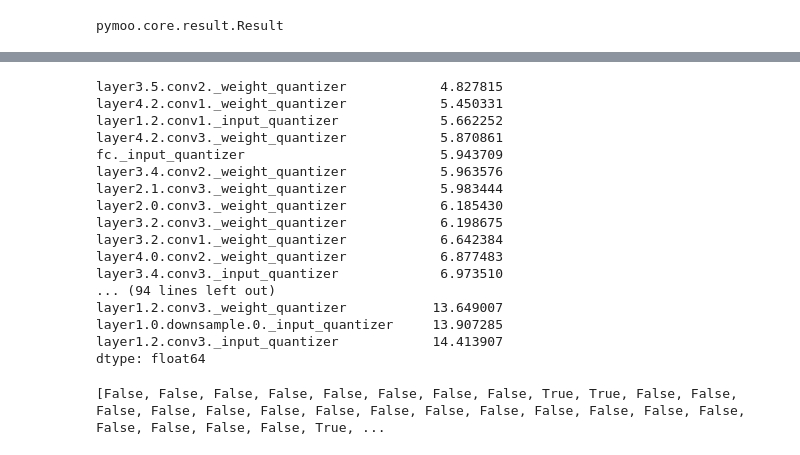
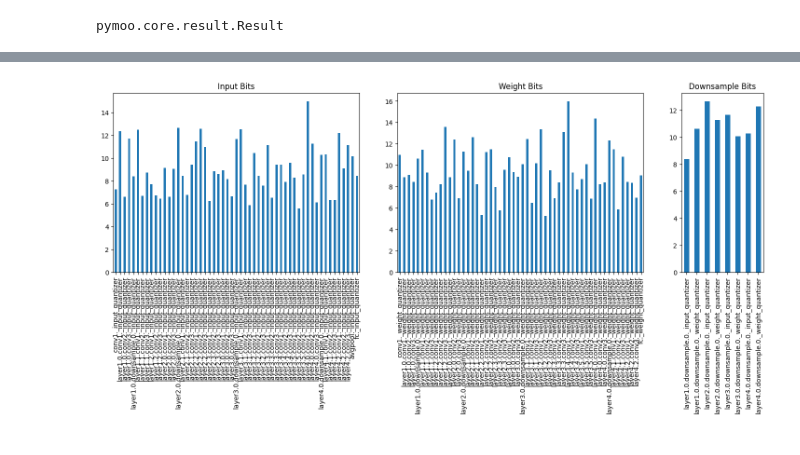
Before and after one commit to itiv-kit/dnn-model-exploration, a Jupyter notebook: simple_resnet/exploration/data_analysis.ipynb, the cells around one changed output, grey strips where cells are left out. Cells and saved outputs as stored; diff of their text form; code cells hidden in the pictures.

```diff
--- a/simple_resnet/exploration/data_analysis.ipynb
+++ b/simple_resnet/exploration/data_analysis.ipynb
@@ -85,28 +81,23 @@ df_means.plot(kind='bar', figsize=(16,9))
-# %%
-pd.set_option('display.max_rows', None)
-print(df_means.sort_values())
-
-# print(layer_names)
-# %% [output]
-layer3.5.conv2._weight_quantizer            4.827815
-layer4.2.conv1._weight_quantizer            5.450331
-layer1.2.conv1._input_quantizer             5.662252
-layer4.2.conv3._weight_quantizer            5.870861
-fc._input_quantizer                         5.943709
-layer3.4.conv2._weight_quantizer            5.963576
-layer2.1.conv3._weight_quantizer            5.983444
-layer2.0.conv3._weight_quantizer            6.185430
-layer3.2.conv3._weight_quantizer            6.198675
-layer3.2.conv1._weight_quantizer            6.642384
-layer4.0.conv2._weight_quantizer            6.877483
-layer3.4.conv3._input_quantizer             6.973510
-... (94 lines left out)
-layer1.2.conv3._weight_quantizer           13.649007
-layer1.0.downsample.0._input_quantizer     13.907285
-layer1.2.conv3._input_quantizer            14.413907
-dtype: float64
-# %%
-# Todo, pick one optimal solution and visualize the distribution of weights and activations in each conv2d
-print(['downsample' in name for name in layer_names])
-# %% [output]
-[False, False, False, False, False, False, False, False, True, True, False, False, False, False, False, False, False, False, False, False, False, False, False, False, False, False, False, False, True, ...
+# %%
+#df_inputs = df_means.loc[:, df_means.columns.str.contains('input')]
+import matplotlib.pyplot as plt
+
+df_inputs = df_means.filter(like='input')
+df_weights = df_means.filter(like='weight')
+df_downsample = df_means.filter(like='downsample')
+
+f, axes = plt.subplots(nrows=1, ncols=3, gridspec_kw={'width_ratios': [3, 3, 1]})
+f.set_figheight(5)
+f.set_figwidth(18)
+df_inputs.plot(kind='bar', ax=axes[0])
+axes[0].set_title("Input Bits")
+
+df_weights.plot(kind='bar', ax=axes[1])
+axes[1].set_title("Weight Bits")
+
+df_downsample.plot(kind='bar', ax=axes[2])
+axes[2].set_title("Downsample Bits")
+
+f.show()
+# %% [output]
+[figure, added]
```
Also changed, not shown: parts of 4 cells of this notebook, 4 other files.
